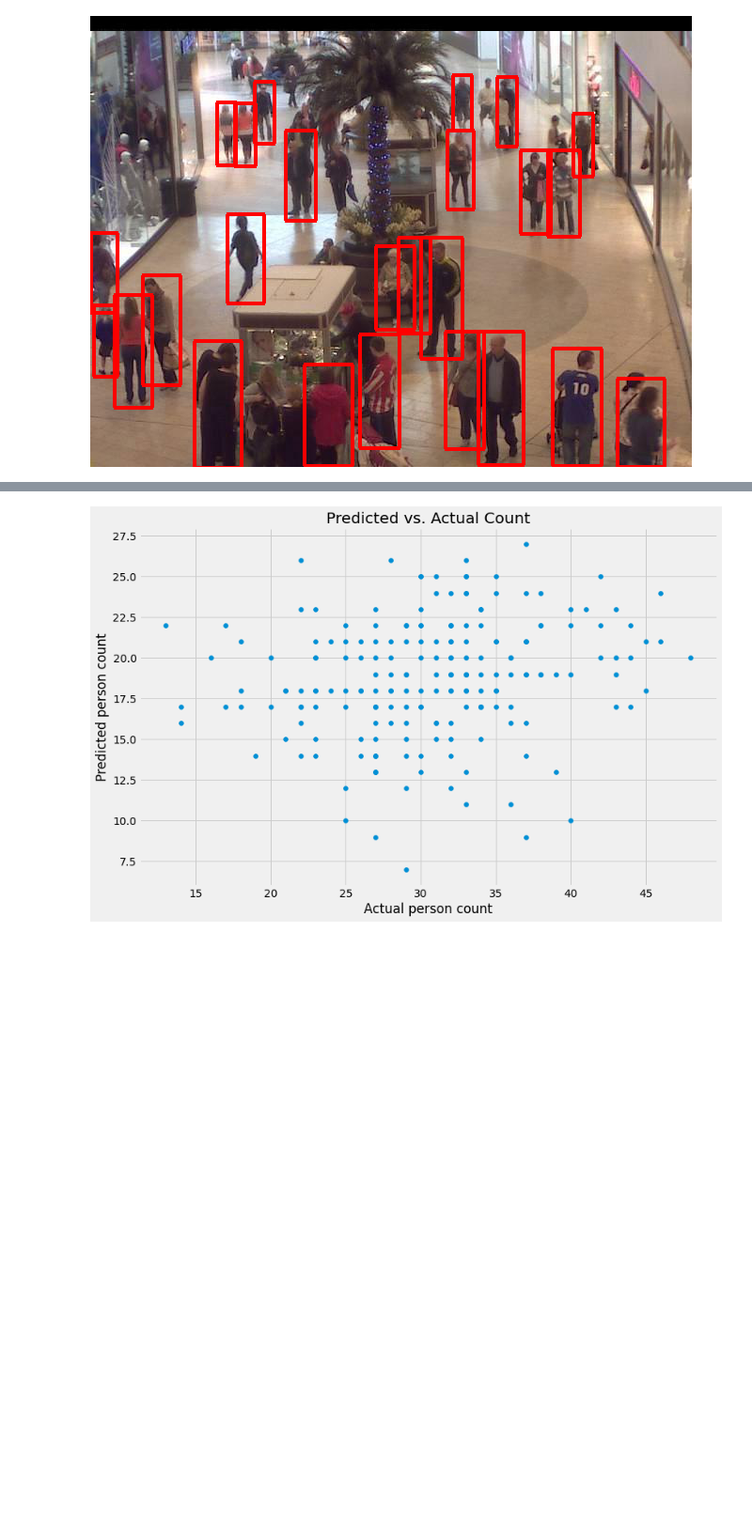
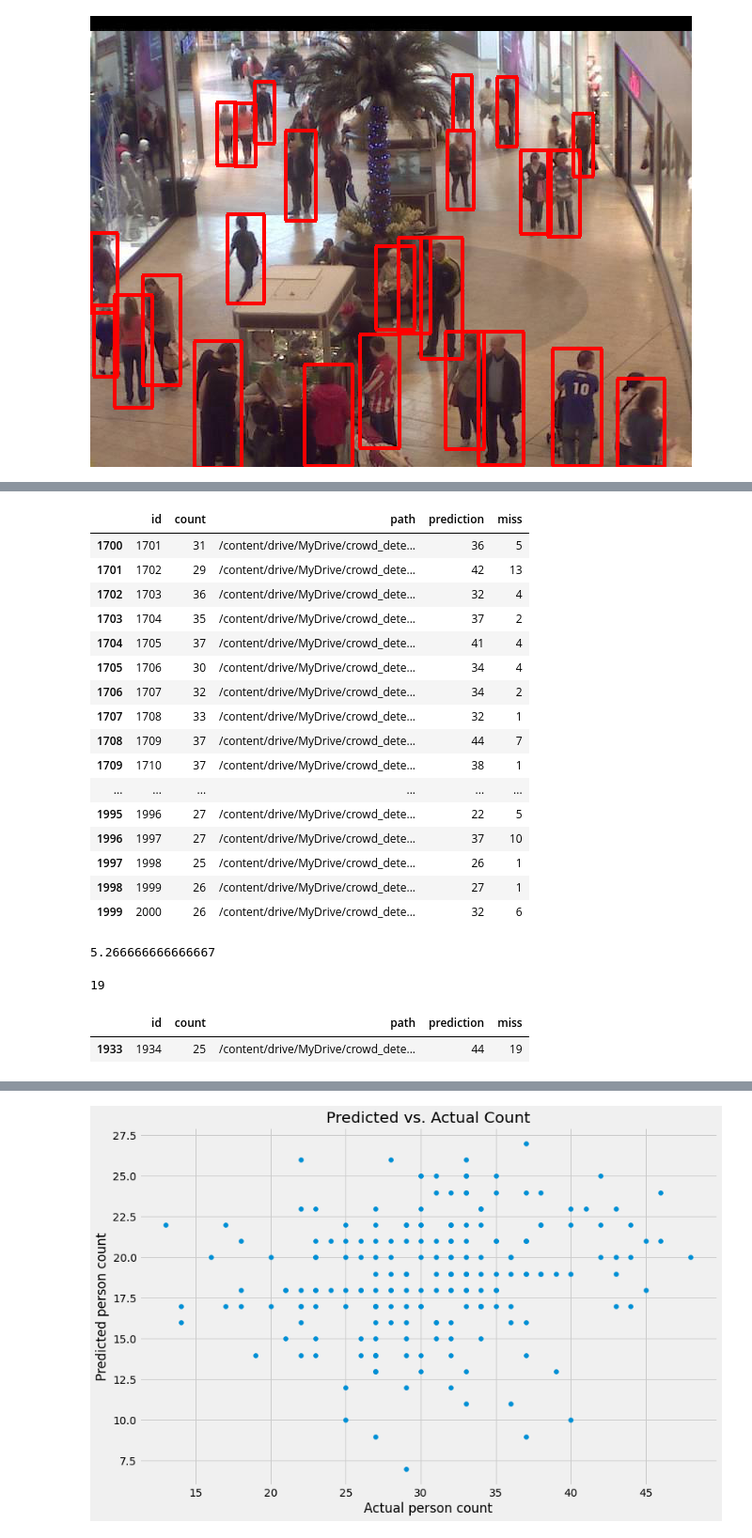
Before and after one commit to jeon-maker/Crowd_counting, a Jupyter notebook: use_1st.ipynb, the cells around one changed output, grey strips where cells are left out. Shown at 94% size. Cells and saved outputs as stored; diff of their text form; code cells hidden in the pictures; blank space fills up the shorter version.

```diff
--- a/use_1st.ipynb
+++ b/use_1st.ipynb
@@ -261,0 +388,33 @@ sample.head(10)
+# %%
+data_valid
+# %% [output]
+|  | id | count | path | prediction | miss |
+| 1700 | 1701 | 31 | /content/drive/MyDrive/crowd_dete... | 36 | 5 |
+| 1701 | 1702 | 29 | /content/drive/MyDrive/crowd_dete... | 42 | 13 |
+| 1702 | 1703 | 36 | /content/drive/MyDrive/crowd_dete... | 32 | 4 |
+| 1703 | 1704 | 35 | /content/drive/MyDrive/crowd_dete... | 37 | 2 |
+| 1704 | 1705 | 37 | /content/drive/MyDrive/crowd_dete... | 41 | 4 |
+| 1705 | 1706 | 30 | /content/drive/MyDrive/crowd_dete... | 34 | 4 |
+| 1706 | 1707 | 32 | /content/drive/MyDrive/crowd_dete... | 34 | 2 |
+| 1707 | 1708 | 33 | /content/drive/MyDrive/crowd_dete... | 32 | 1 |
+| 1708 | 1709 | 37 | /content/drive/MyDrive/crowd_dete... | 44 | 7 |
+| 1709 | 1710 | 37 | /content/drive/MyDrive/crowd_dete... | 38 | 1 |
+| ... | ... | ... | ... | ... | ... |
+| 1995 | 1996 | 27 | /content/drive/MyDrive/crowd_dete... | 22 | 5 |
+| 1996 | 1997 | 27 | /content/drive/MyDrive/crowd_dete... | 37 | 10 |
+| 1997 | 1998 | 25 | /content/drive/MyDrive/crowd_dete... | 26 | 1 |
+| 1998 | 1999 | 26 | /content/drive/MyDrive/crowd_dete... | 27 | 1 |
+| 1999 | 2000 | 26 | /content/drive/MyDrive/crowd_dete... | 32 | 6 |
+# %%
+data_valid['miss'].mean()
+# %% [output]
+5.266666666666667
+# %%
+data_valid['miss'].max()
+# %% [output]
+19
+# %%
+data_valid[data_valid['miss']==19]
+# %% [output]
+|  | id | count | path | prediction | miss |
+| 1933 | 1934 | 25 | /content/drive/MyDrive/crowd_dete... | 44 | 19 |
```
Also changed, not shown: parts of 14 cells of this notebook.
